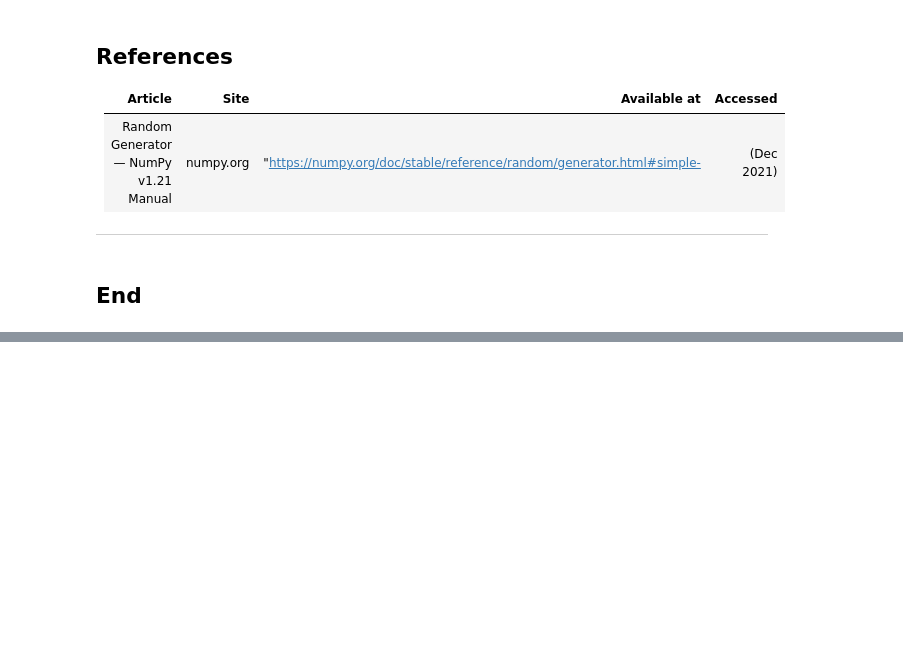
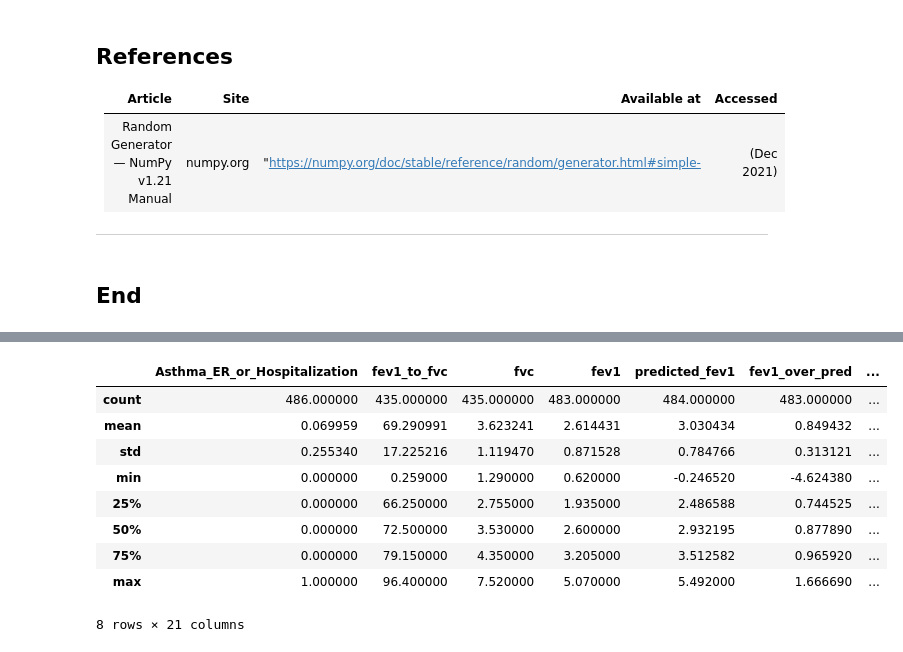
Before and after one commit to MarkJParry/PDA-Project, a Jupyter notebook: PDA-Project.ipynb, the cells around one changed output, grey strips where cells are left out. Saved outputs shown, nothing was run; the diff lists cells and outputs as text; code cells hidden in the pictures; blank space fills up the shorter version.

```diff
--- a/PDA-Project.ipynb
+++ b/PDA-Project.ipynb
@@ -34,0 +180,13 @@
+# %%
+df.describe()
+# %% [output]
+|  | Asthma_ER_or_Hospitalization | fev1_to_fvc | fvc | fev1 | predicted_fev1 | fev1_over_pred | ... |
+| count | 486.000000 | 435.000000 | 435.000000 | 483.000000 | 484.000000 | 483.000000 | ... |
+| mean | 0.069959 | 69.290991 | 3.623241 | 2.614431 | 3.030434 | 0.849432 | ... |
+| std | 0.255340 | 17.225216 | 1.119470 | 0.871528 | 0.784766 | 0.313121 | ... |
+| min | 0.000000 | 0.259000 | 1.290000 | 0.620000 | -0.246520 | -4.624380 | ... |
+| 25% | 0.000000 | 66.250000 | 2.755000 | 1.935000 | 2.486588 | 0.744525 | ... |
+| 50% | 0.000000 | 72.500000 | 3.530000 | 2.600000 | 2.932195 | 0.877890 | ... |
+| 75% | 0.000000 | 79.150000 | 4.350000 | 3.205000 | 3.512582 | 0.965920 | ... |
+| max | 1.000000 | 96.400000 | 7.520000 | 5.070000 | 5.492000 | 1.666690 | ... |
+8 rows × 21 columns
```
Also changed, not shown: parts of 43 cells of this notebook.
